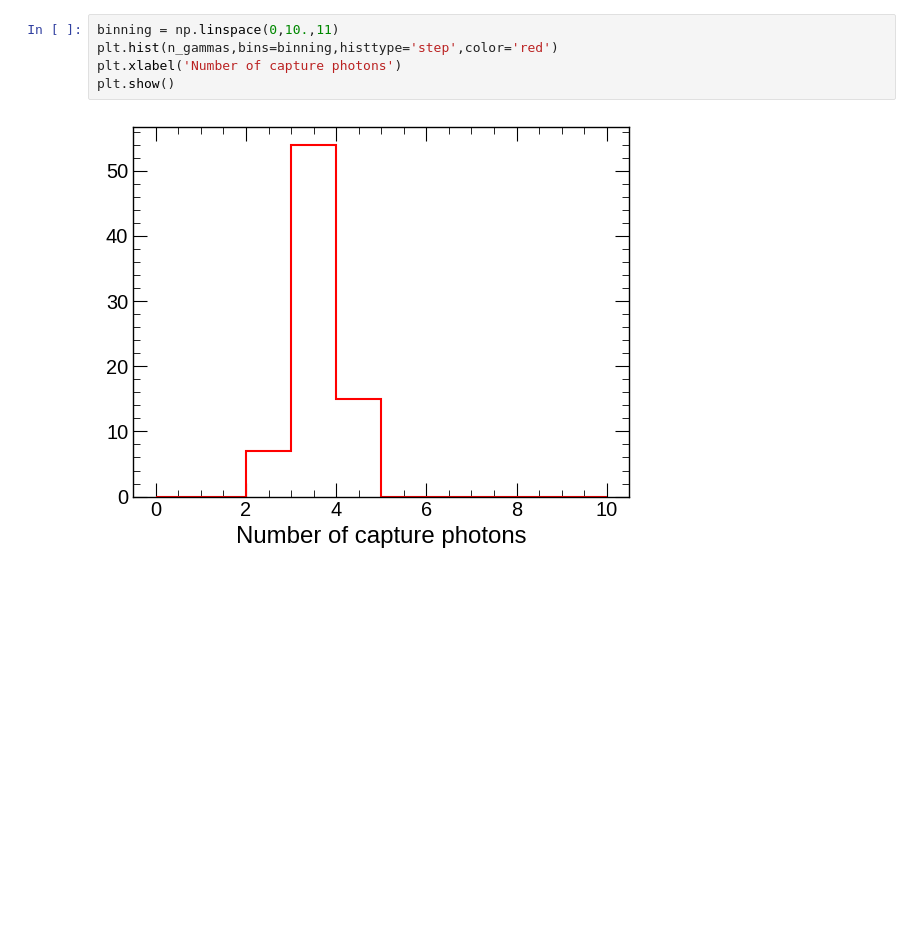
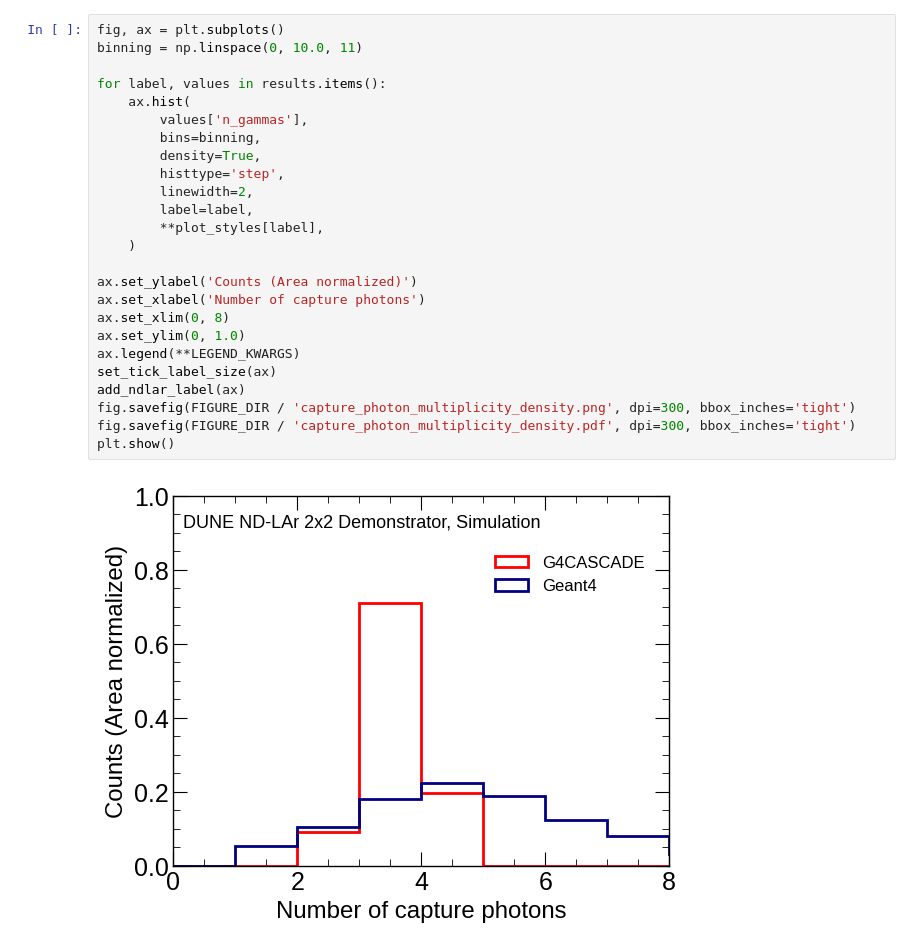
Before and after one commit to lmlepin9/2x2_neutron_sources, a Jupyter notebook: AmBe/simulations/AmBe_edep-sim_diagnostics.ipynb, the cells around one changed output. Saved outputs shown, nothing was run; the diff lists cells and outputs as text; blank space fills up the shorter version.

```diff
--- a/AmBe/simulations/AmBe_edep-sim_diagnostics.ipynb
+++ b/AmBe/simulations/AmBe_edep-sim_diagnostics.ipynb
@@ -66,8 +134,28 @@ plt.show()
 # %%
-binning = np.linspace(0,10.,11)
-plt.hist(n_gammas,bins=binning,histtype='step',color='red')
-plt.xlabel('Number of capture photons')
+fig, ax = plt.subplots()
+binning = np.linspace(0, 10.0, 11)
+
+for label, values in results.items():
+    ax.hist(
+        values['n_gammas'],
+        bins=binning,
+        density=True,
+        histtype='step',
+        linewidth=2,
+        label=label,
+        **plot_styles[label],
+    )
+
+ax.set_ylabel('Counts (Area normalized)')
+ax.set_xlabel('Number of capture photons')
+ax.set_xlim(0, 8)
+ax.set_ylim(0, 1.0)
+ax.legend(**LEGEND_KWARGS)
+set_tick_label_size(ax)
+add_ndlar_label(ax)
+fig.savefig(FIGURE_DIR / 'capture_photon_multiplicity_density.png', dpi=300, bbox_inches='tight')
+fig.savefig(FIGURE_DIR / 'capture_photon_multiplicity_density.pdf', dpi=300, bbox_inches='tight')
 plt.show()
 # %% [output]
-[figure, old version]
+[figure, new version]
 # %%
```
Also changed, not shown: parts of 8 cells of this notebook, 3 other files.
